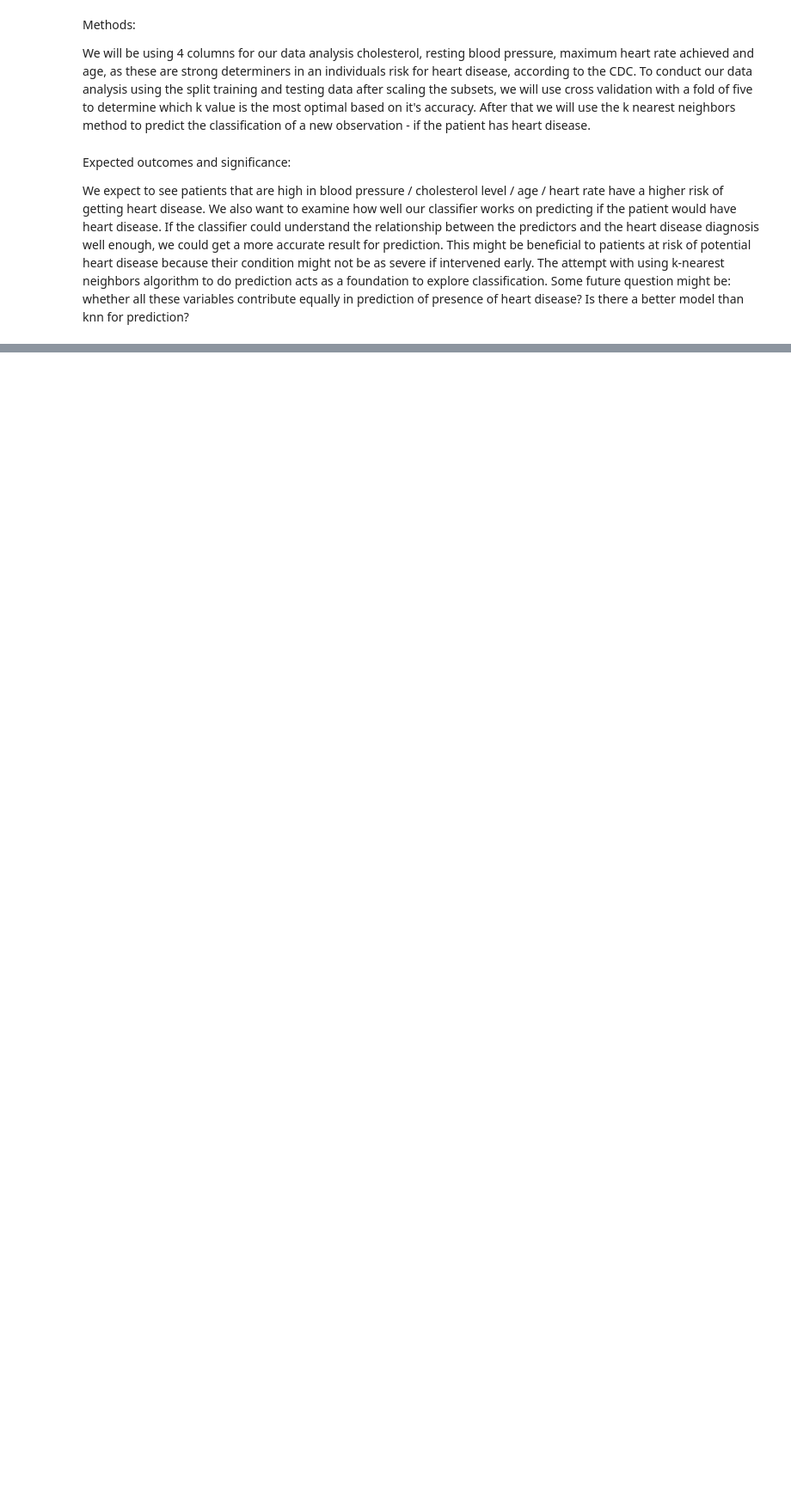
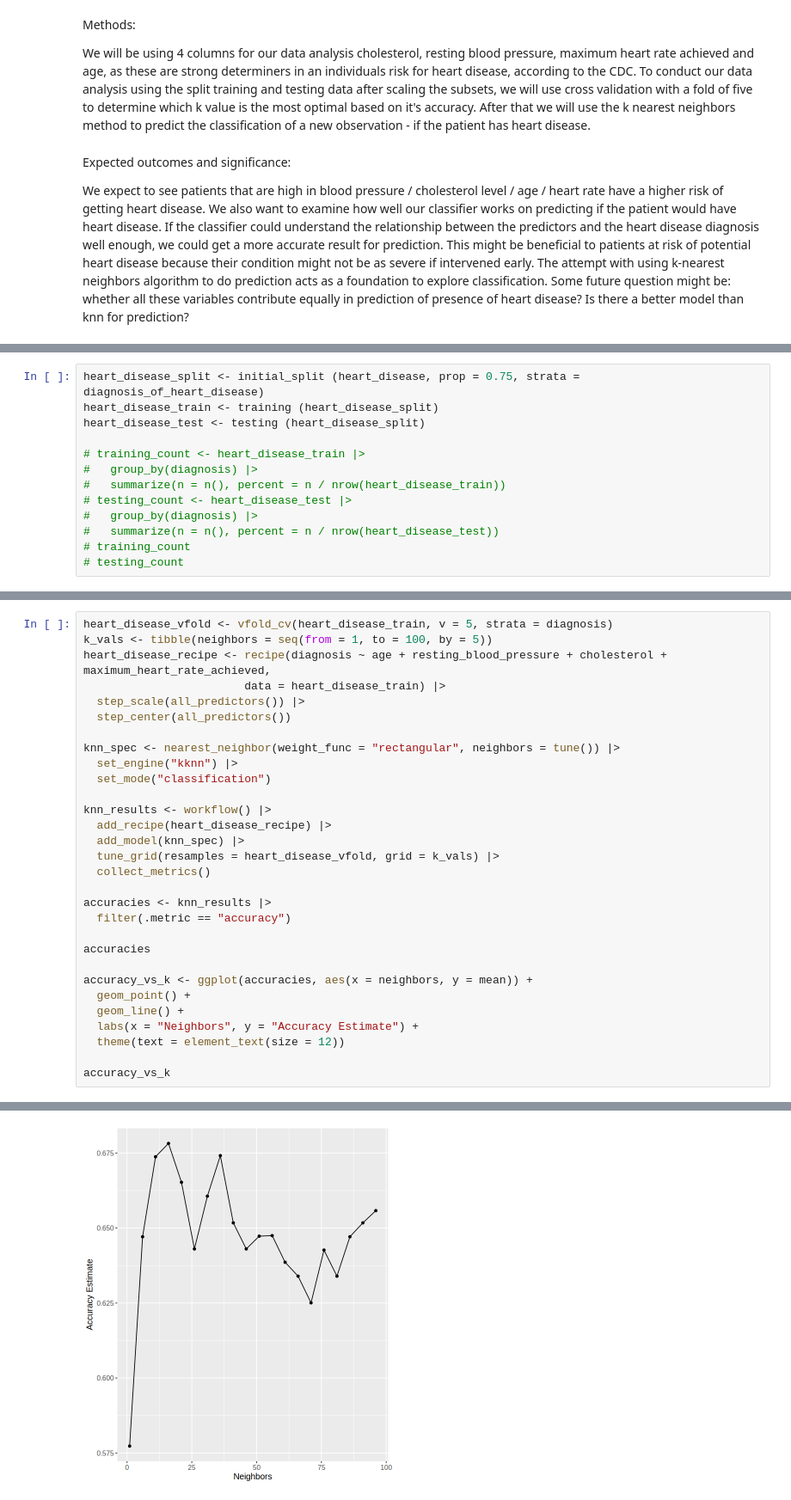
Before and after one commit to GloriaYi/dsci-100-2023w1-group41, a Jupyter notebook: Report.ipynb, the cells around one changed output, grey strips where cells are left out. Shown at 86% size. Drawn from its saved outputs; the diff is of its cells as text; blank space fills up the shorter version.

```diff
--- a/Report.ipynb
+++ b/Report.ipynb
@@ -218,0 +255,13 @@ We expect to see patients that are high in blood pressure / cholesterol level /
+# %%
+heart_disease_split <- initial_split (heart_disease, prop = 0.75, strata = diagnosis_of_heart_disease)
+heart_disease_train <- training (heart_disease_split)
+heart_disease_test <- testing (heart_disease_split)
+
+# training_count <- heart_disease_train |>
+#   group_by(diagnosis) |>
+#   summarize(n = n(), percent = n / nrow(heart_disease_train))
+# testing_count <- heart_disease_test |>
+#   group_by(diagnosis) |>
+#   summarize(n = n(), percent = n / nrow(heart_disease_test))
+# training_count
+# testing_count
@@ -218,0 +279,31 @@ We expect to see patients that are high in blood pressure / cholesterol level /
+# %%
+heart_disease_vfold <- vfold_cv(heart_disease_train, v = 5, strata = diagnosis)
+k_vals <- tibble(neighbors = seq(from = 1, to = 100, by = 5))
+heart_disease_recipe <- recipe(diagnosis ~ age + resting_blood_pressure + cholesterol + maximum_heart_rate_achieved,
+                        data = heart_disease_train) |>
+  step_scale(all_predictors()) |>
+  step_center(all_predictors())
+
+knn_spec <- nearest_neighbor(weight_func = "rectangular", neighbors = tune()) |>
+  set_engine("kknn") |>
+  set_mode("classification")
+
+knn_results <- workflow() |>
+  add_recipe(heart_disease_recipe) |>
+  add_model(knn_spec) |>
+  tune_grid(resamples = heart_disease_vfold, grid = k_vals) |>
+  collect_metrics()
+
+accuracies <- knn_results |>
+  filter(.metric == "accuracy")
+
+accuracies
+
+accuracy_vs_k <- ggplot(accuracies, aes(x = neighbors, y = mean)) +
+  geom_point() +
+  geom_line() +
+  labs(x = "Neighbors", y = "Accuracy Estimate") +
+  theme(text = element_text(size = 12))
+
+accuracy_vs_k
+# %% [output]
@@ -218,0 +320 @@ We expect to see patients that are high in blood pressure / cholesterol level /
+[figure, added]
```
Also changed, not shown: parts of 11 cells of this notebook.
